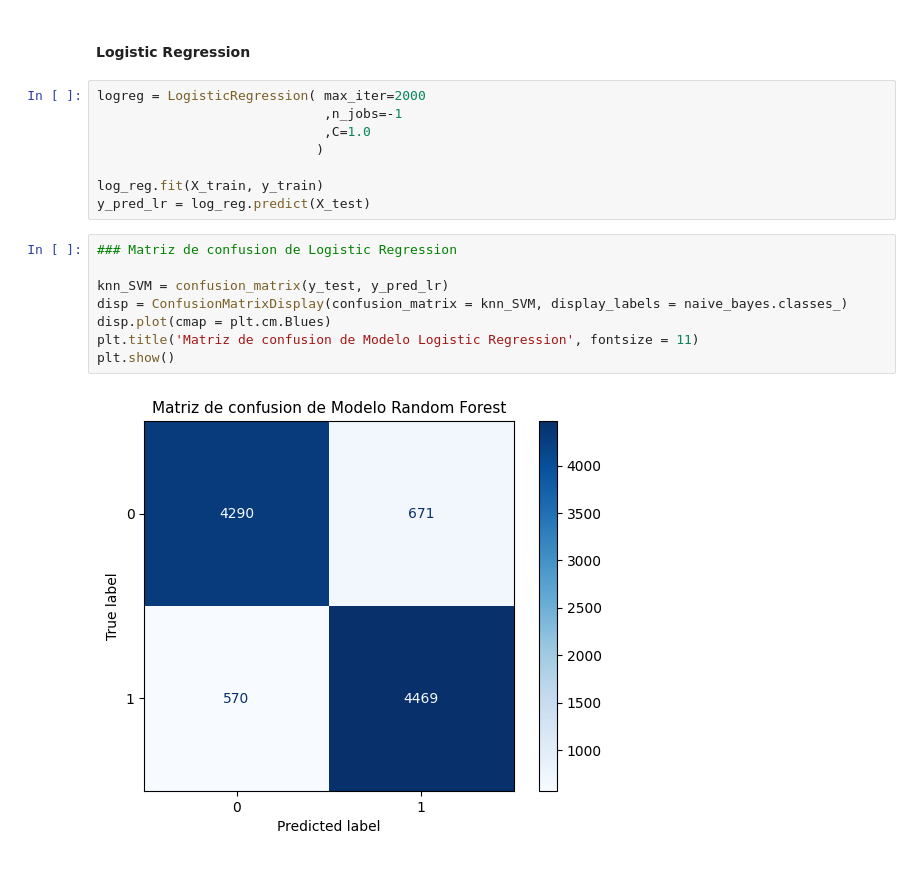
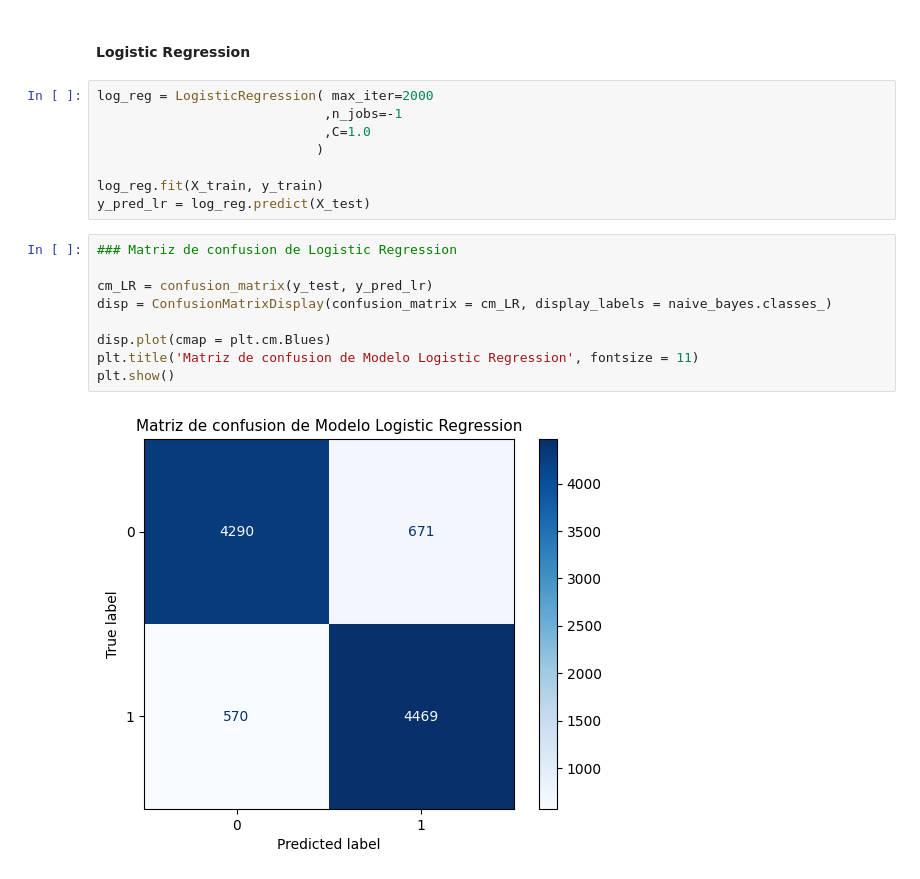
Before and after one commit to LailaBulh/Procesamiento_Lenguaje_Natural, a Jupyter notebook: Clasificacion_texto_263166.ipynb, the cells around one changed output. Drawn from its saved outputs; the diff is of its cells as text.

```diff
--- a/Clasificacion_texto_263166.ipynb
+++ b/Clasificacion_texto_263166.ipynb
@@ -396,7 +393,7 @@ weighted avg      0.851     0.851     0.850     10000
 # %% [markdown]
 #### **Logistic Regression**
 # %%
-logreg = LogisticRegression( max_iter=2000
+log_reg = LogisticRegression( max_iter=2000
                              ,n_jobs=-1
                              ,C=1.0
                             )
@@ -406,10 +403,11 @@ y_pred_lr = log_reg.predict(X_test)
 # %%
 ### Matriz de confusion de Logistic Regression
 
-knn_SVM = confusion_matrix(y_test, y_pred_lr)
-disp = ConfusionMatrixDisplay(confusion_matrix = knn_SVM, display_labels = naive_bayes.classes_)
+cm_LR = confusion_matrix(y_test, y_pred_lr)
+disp = ConfusionMatrixDisplay(confusion_matrix = cm_LR, display_labels = naive_bayes.classes_)
+
 disp.plot(cmap = plt.cm.Blues)
 plt.title('Matriz de confusion de Modelo Logistic Regression', fontsize = 11)
 plt.show()
 # %% [output]
-[figure, old version]
+[figure, new version]
```
Also changed, not shown: parts of 19 cells of this notebook.
